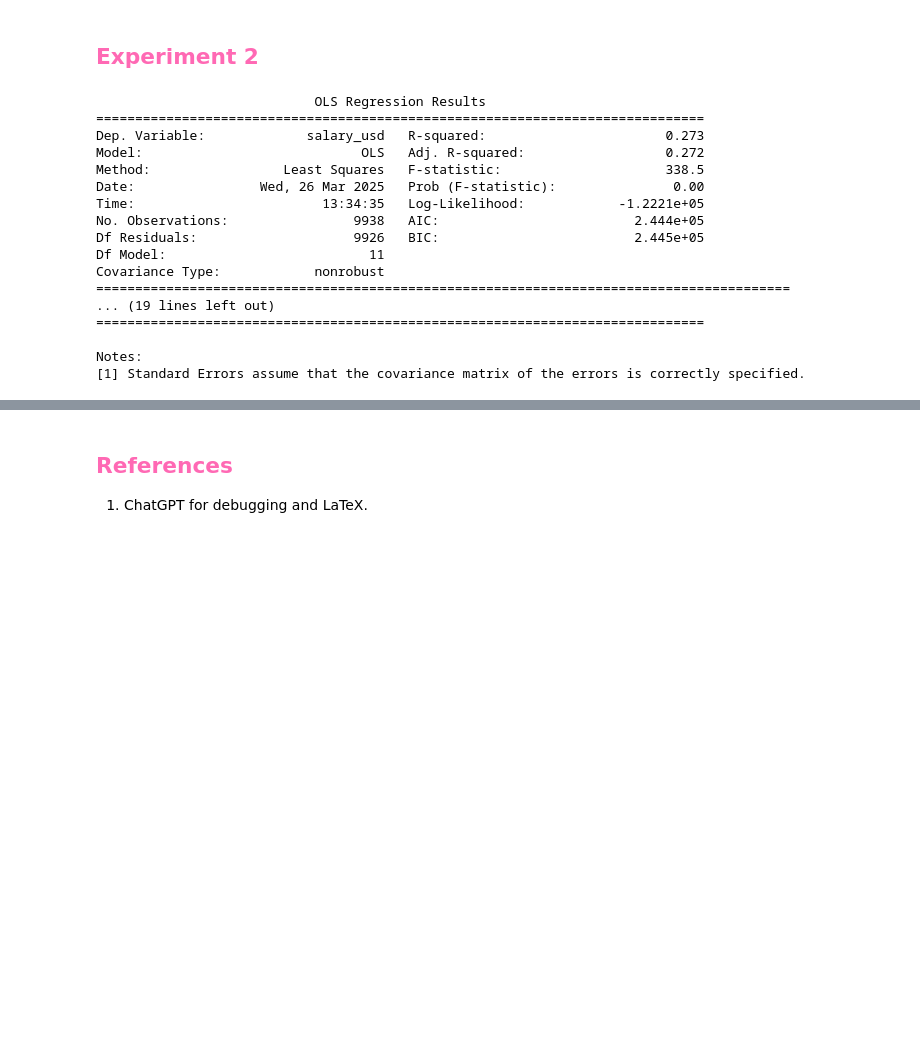
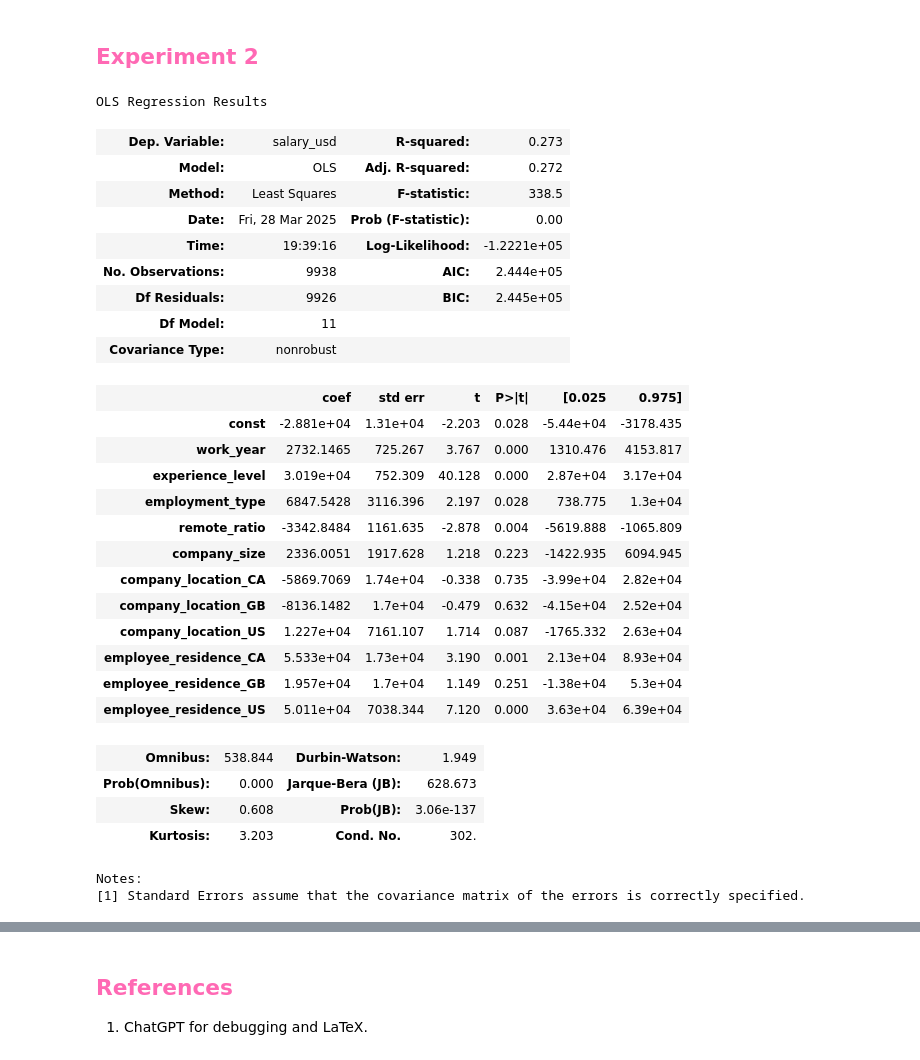
Before and after one commit to fabiola-rojas/itcs3162-proj3, a Jupyter notebook: proj3-salary.ipynb, the cells around one changed output, grey strips where cells are left out. Saved outputs shown, nothing was run; the diff lists cells and outputs as text; code cells hidden in the pictures; blank space fills up the shorter version.

```diff
--- a/proj3-salary.ipynb
+++ b/proj3-salary.ipynb
@@ -470,33 +479,41 @@ R-squared: 0.245
 # %%
 import statsmodels.api as sm
 
-# Define target and predictors (including all available features)
 X = df_encoded.drop(columns=['salary_usd'])  # Drop target variable
 y = df_encoded['salary_usd']
 
-# Add constant term for intercept
 X = sm.add_constant(X)
 
-# Fit OLS Model
 ols_model = sm.OLS(y, X).fit()
 
-# Print Summary
-print(ols_model.summary())
+ols_model.summary()
 # %% [output]
-                            OLS Regression Results
-==============================================================================
-Dep. Variable:             salary_usd   R-squared:                       0.273
-Model:                            OLS   Adj. R-squared:                  0.272
-Method:                 Least Squares   F-statistic:                     338.5
-Date:                Wed, 26 Mar 2025   Prob (F-statistic):               0.00
-Time:                        13:34:35   Log-Likelihood:            -1.2221e+05
-No. Observations:                9938   AIC:                         2.444e+05
-Df Residuals:                    9926   BIC:                         2.445e+05
-Df Model:                          11
-Covariance Type:            nonrobust
-=========================================================================================
-... (19 lines left out)
-==============================================================================
-
-Notes:
-[1] Standard Errors assume that the covariance matrix of the errors is correctly specified.
+OLS Regression Results
+| Dep. Variable: | salary_usd | R-squared: | 0.273 |
+| Model: | OLS | Adj. R-squared: | 0.272 |
+| Method: | Least Squares | F-statistic: | 338.5 |
+| Date: | Fri, 28 Mar 2025 | Prob (F-statistic): | 0.00 |
+| Time: | 19:39:16 | Log-Likelihood: | -1.2221e+05 |
+| No. Observations: | 9938 | AIC: | 2.444e+05 |
+| Df Residuals: | 9926 | BIC: | 2.445e+05 |
+| Df Model: | 11 |  |  |
+| Covariance Type: | nonrobust |  |  |
+|  | coef | std err | t | P>|t| | [0.025 | 0.975] |
+| const | -2.881e+04 | 1.31e+04 | -2.203 | 0.028 | -5.44e+04 | -3178.435 |
+| work_year | 2732.1465 | 725.267 | 3.767 | 0.000 | 1310.476 | 4153.817 |
+| experience_level | 3.019e+04 | 752.309 | 40.128 | 0.000 | 2.87e+04 | 3.17e+04 |
+| employment_type | 6847.5428 | 3116.396 | 2.197 | 0.028 | 738.775 | 1.3e+04 |
+| remote_ratio | -3342.8484 | 1161.635 | -2.878 | 0.004 | -5619.888 | -1065.809 |
+| company_size | 2336.0051 | 1917.628 | 1.218 | 0.223 | -1422.935 | 6094.945 |
+| company_location_CA | -5869.7069 | 1.74e+04 | -0.338 | 0.735 | -3.99e+04 | 2.82e+04 |
+| company_location_GB | -8136.1482 | 1.7e+04 | -0.479 | 0.632 | -4.15e+04 | 2.52e+04 |
+| company_location_US | 1.227e+04 | 7161.107 | 1.714 | 0.087 | -1765.332 | 2.63e+04 |
+| employee_residence_CA | 5.533e+04 | 1.73e+04 | 3.190 | 0.001 | 2.13e+04 | 8.93e+04 |
+| employee_residence_GB | 1.957e+04 | 1.7e+04 | 1.149 | 0.251 | -1.38e+04 | 5.3e+04 |
+| employee_residence_US | 5.011e+04 | 7038.344 | 7.120 | 0.000 | 3.63e+04 | 6.39e+04 |
+| Omnibus: | 538.844 | Durbin-Watson: | 1.949 |
+| Prob(Omnibus): | 0.000 | Jarque-Bera (JB): | 628.673 |
+| Skew: | 0.608 | Prob(JB): | 3.06e-137 |
+| Kurtosis: | 3.203 | Cond. No. | 302. |
+Notes:
+[1] Standard Errors assume that the covariance matrix of the errors is correctly specified.
```
Also changed, not shown: parts of 11 cells of this notebook.
